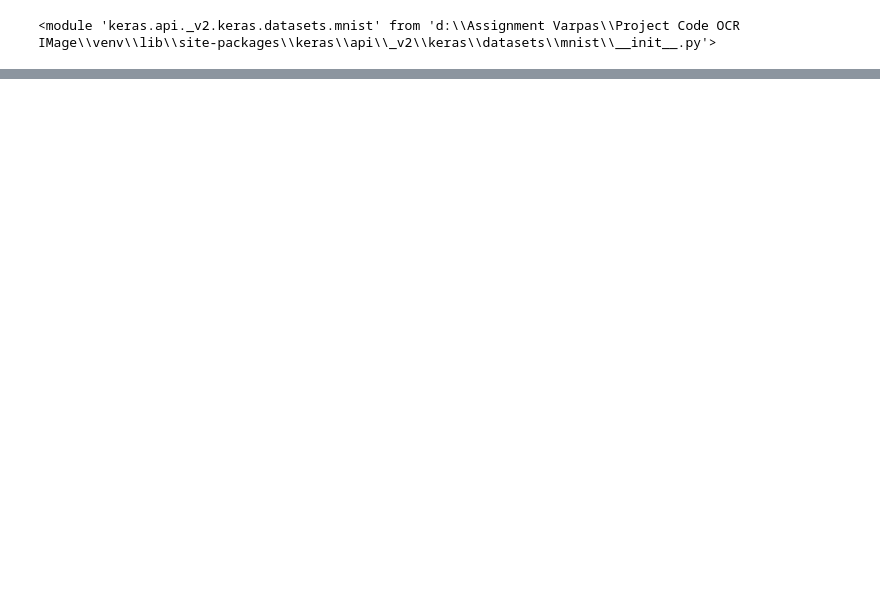
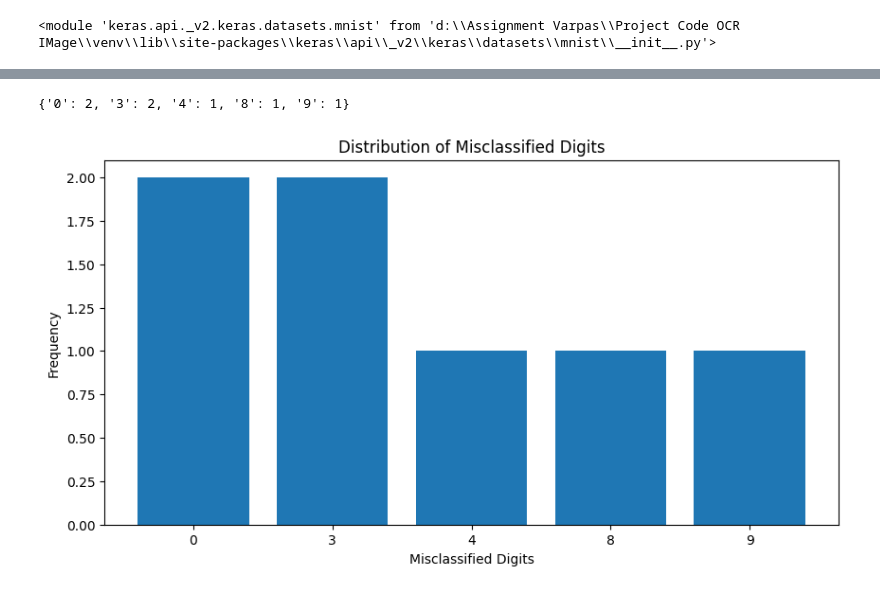
Before and after one commit to mdeeps18/OCR-Image, a Jupyter notebook: ocrpro.ipynb, the cells around one changed output, grey strips where cells are left out. Drawn from its saved outputs; the diff is of its cells as text; code cells hidden in the pictures; blank space fills up the shorter version.

```diff
--- a/ocrpro.ipynb
+++ b/ocrpro.ipynb
@@ -66,0 +173,26 @@ NameError: name 'gray_image' is not defined
+# %%
+# Create a list of misclassified indices
+misclassified_indices = [i for i in range(len(ground_truth)) if ground_truth[i] != predicted_labels[i]]
+# %%
+# Create a list of misclassified digits based on the misclassified indices
+misclassified_digits = [ground_truth[i] for i in misclassified_indices]
+# %%
+# Calculate the distribution of misclassified digits
+misclassified_distribution = {digit: misclassified_digits.count(digit) for digit in set(misclassified_digits)}
+# %%
+# Sort the distribution by digit
+sorted_misclassified_distribution = dict(sorted(misclassified_distribution.items()))
+print(sorted_misclassified_distribution)
+# %% [output]
+{'0': 2, '3': 2, '4': 1, '8': 1, '9': 1}
+# %%
+# Create a bar chart to visualize the distribution of misclassified digits
+plt.figure(figsize=(10, 5))
+plt.bar(sorted_misclassified_distribution.keys(), sorted_misclassified_distribution.values())
+plt.xlabel('Misclassified Digits')
+plt.ylabel('Frequency')
+plt.title('Distribution of Misclassified Digits')
+plt.xticks(rotation=0)
+plt.show()
+# %% [output]
+[figure, added]
```
Also changed, not shown: parts of 19 cells of this notebook, 5 other files.
